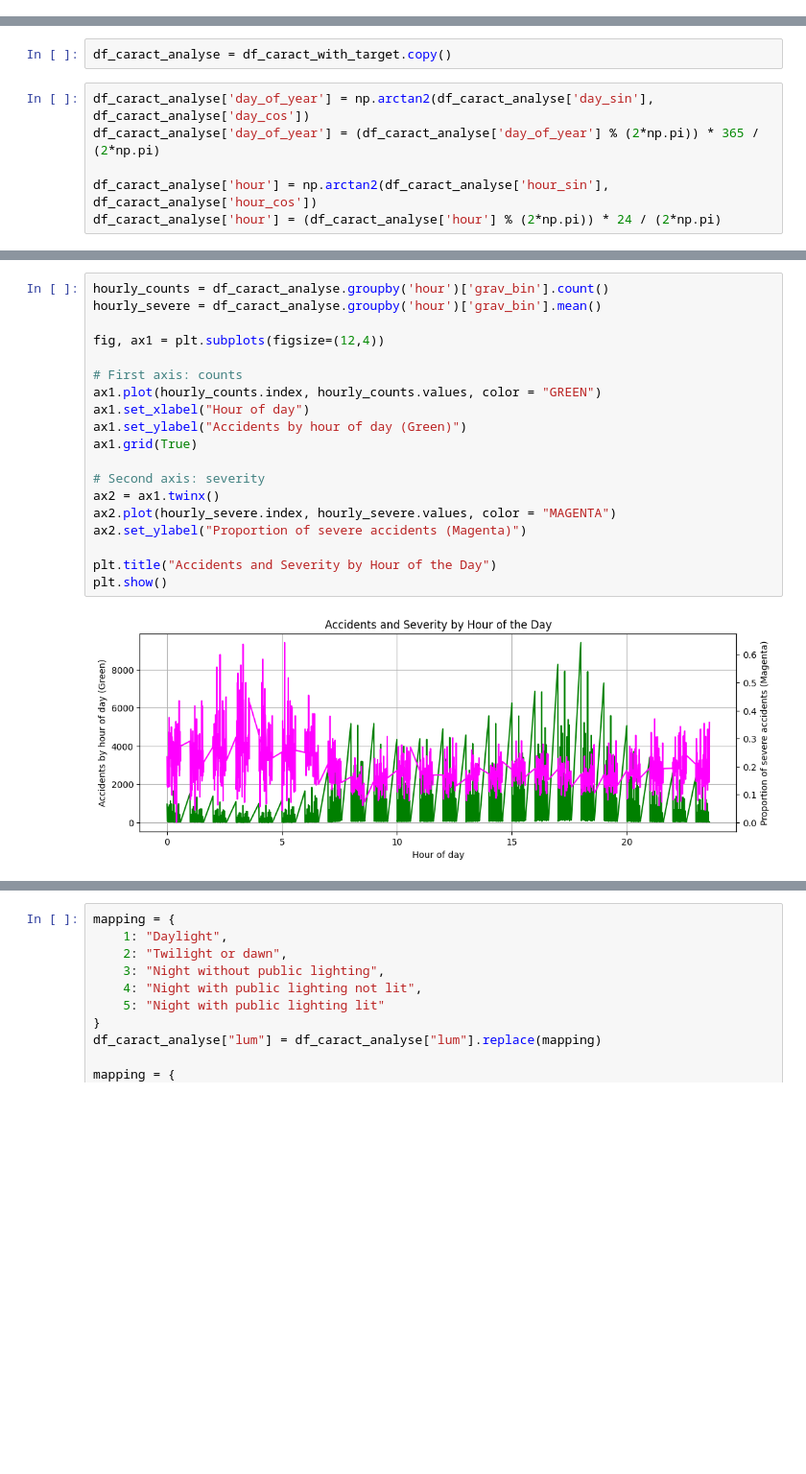
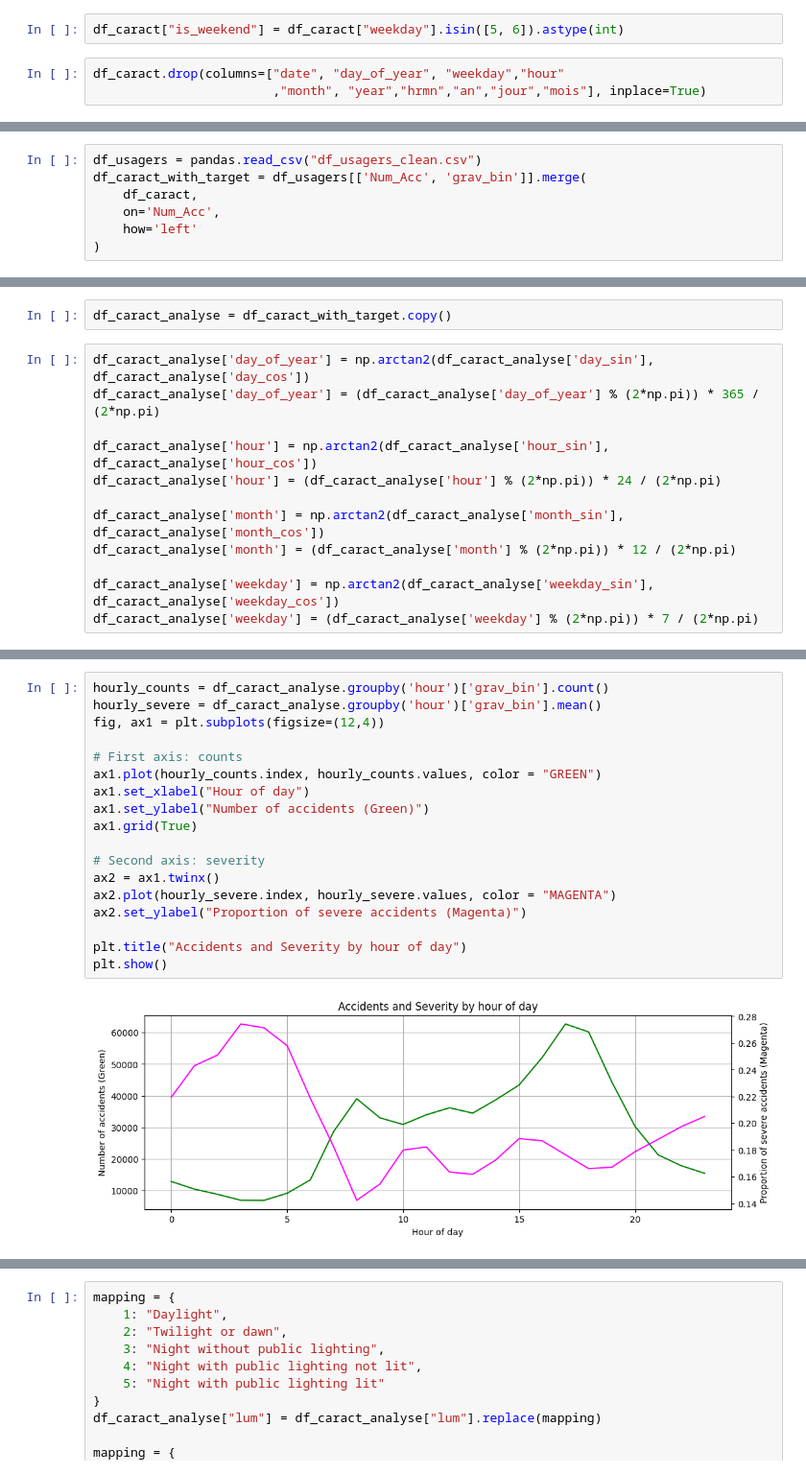
Before and after one commit to KaterinaGalkina/RoadAccidentSeverityPrediction, a Jupyter notebook: caract.ipynb, the cells around one changed output, grey strips where cells are left out. Shown at 96% size. Saved outputs shown, nothing was run; the diff lists cells and outputs as text; blank space fills up the shorter version.

```diff
--- a/caract.ipynb
+++ b/caract.ipynb
@@ -309,3 +356,8 @@ df_caract = df_caract.drop(columns=["hrmn"])
+# %%
+df_caract["is_weekend"] = df_caract["weekday"].isin([5, 6]).astype(int)
+# %%
+df_caract.drop(columns=["date", "day_of_year", "weekday","hour"
+                        ,"month", "year","hrmn","an","jour","mois"], inplace=True)
 # %%
 df_caract.columns
 # %% [output]
@@ -349,3 +398,10 @@ df_caract_with_target = df_usagers[['Num_Acc', 'grav_bin']].merge(
+# %%
+df_usagers = pandas.read_csv("df_usagers_clean.csv")
+df_caract_with_target = df_usagers[['Num_Acc', 'grav_bin']].merge(
+    df_caract,
+    on='Num_Acc',
+    how='left'
+)
 # %%
 df_caract_with_target.isna().sum()
 # %% [output]
@@ -373,3 +434,9 @@ df_caract_analyse['day_of_year'] = (df_caract_analyse['day_of_year'] % (2*np.pi)
 
 df_caract_analyse['hour'] = np.arctan2(df_caract_analyse['hour_sin'], df_caract_analyse['hour_cos'])
 df_caract_analyse['hour'] = (df_caract_analyse['hour'] % (2*np.pi)) * 24 / (2*np.pi)
+
+df_caract_analyse['month'] = np.arctan2(df_caract_analyse['month_sin'], df_caract_analyse['month_cos'])
+df_caract_analyse['month'] = (df_caract_analyse['month'] % (2*np.pi)) * 12 / (2*np.pi)
+
+df_caract_analyse['weekday'] = np.arctan2(df_caract_analyse['weekday_sin'], df_caract_analyse['weekday_cos'])
+df_caract_analyse['weekday'] = (df_caract_analyse['weekday'] % (2*np.pi)) * 7 / (2*np.pi)
@@ -397,21 +464,20 @@ plt.show()
 # %%
 hourly_counts = df_caract_analyse.groupby('hour')['grav_bin'].count()
 hourly_severe = df_caract_analyse.groupby('hour')['grav_bin'].mean()
-
 fig, ax1 = plt.subplots(figsize=(12,4))
 
 # First axis: counts
 ax1.plot(hourly_counts.index, hourly_counts.values, color = "GREEN")
 ax1.set_xlabel("Hour of day")
-ax1.set_ylabel("Accidents by hour of day (Green)")
+ax1.set_ylabel("Number of accidents (Green)")
 ax1.grid(True)
 
 # Second axis: severity
 ax2 = ax1.twinx()
 ax2.plot(hourly_severe.index, hourly_severe.values, color = "MAGENTA")
 ax2.set_ylabel("Proportion of severe accidents (Magenta)")
 
-plt.title("Accidents and Severity by Hour of the Day")
+plt.title("Accidents and Severity by hour of day")
 plt.show()
 # %% [output]
-[figure, old version]
+[figure, new version]
```
Also changed, not shown: parts of 61 cells of this notebook, 11 other files.
